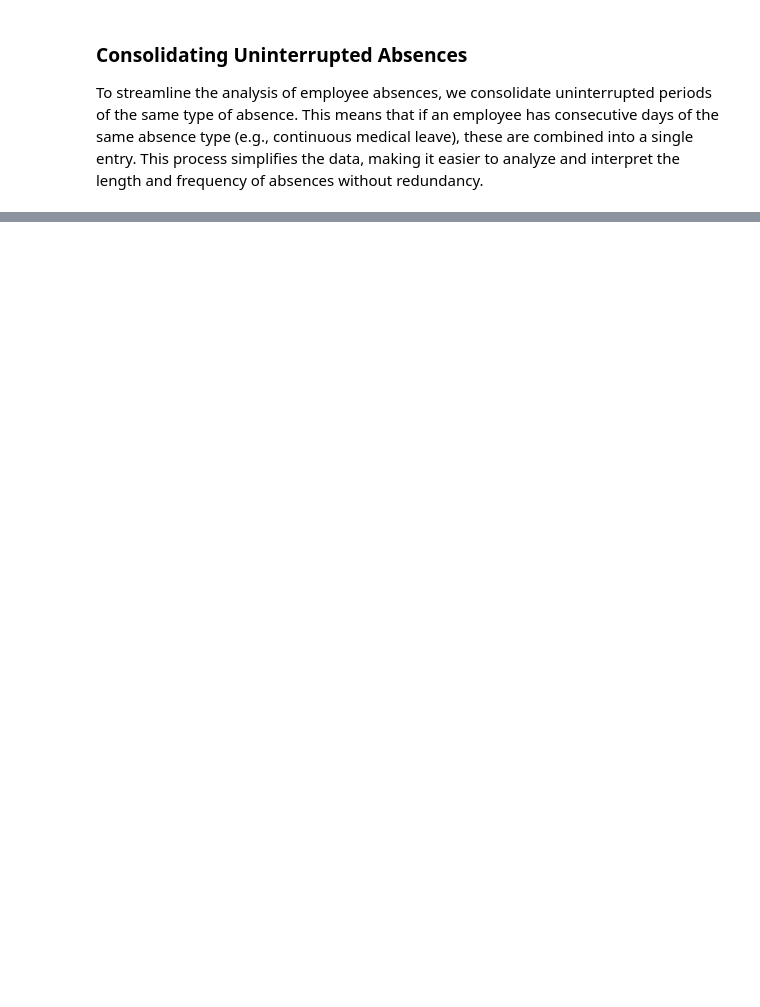
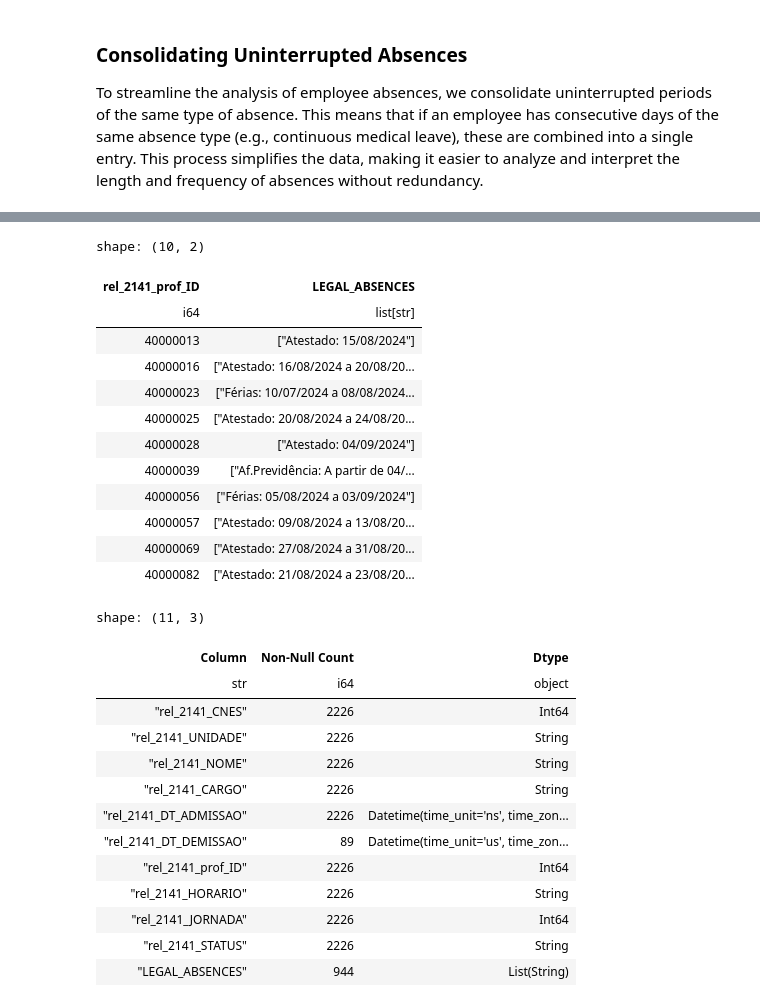
Before and after one commit to smauguixo/contract-management, a Jupyter notebook: absence_report_data_processing.ipynb, the cells around one changed output, grey strips where cells are left out. Cells and saved outputs as stored; diff of their text form; code cells hidden in the pictures; blank space fills up the shorter version.

```diff
--- a/absence_report_data_processing.ipynb
+++ b/absence_report_data_processing.ipynb
@@ -421,0 +439,80 @@ memory usage: 215.2+ KB
+# %%
+# Prepare absence data for text generation by formatting dates into a 'DD/MM/YYYY' string format.
+absences_with_formatted_text = absence_report.with_columns(
+    start_date_str = pl.col('rel_2141_LICINICIO').dt.strftime('%d/%m/%Y'),
+    end_date_str = pl.col('rel_2141_LICFIM').dt.strftime('%d/%m/%Y'),
+).with_columns(
+    # Build the descriptive text for each absence record using a when/then/otherwise expression.
+    absence_text = pl.concat_str([
+        pl.col('rel_2141_AUSENCIA'),
+        pl.lit(': '),
+        pl.when(pl.col('rel_2141_LICFIM').is_null())
+        .then(pl.concat_str([pl.lit('A partir de '), pl.col('start_date_str')]))
+        .when(pl.col('start_date_str') == pl.col('end_date_str'))
+        .then(pl.col('start_date_str'))
+        .otherwise(pl.concat_str([pl.col('start_date_str'), pl.lit(' a '), pl.col('end_date_str')]))
+    ])
+)
+
+# Group by professional ID and aggregate all absence texts directly into a final, pipe-separated string.
+legal_absences_agg = absences_with_formatted_text.group_by('rel_2141_prof_ID').agg(
+    pl.col('absence_text').implode().list.join(' | ').alias('LEGAL_ABSENCES')
+)
+
+# Join the aggregated legal absences back to the main professional report and sort the final result.
+professional_report_final = professional_report.join(
+    legal_absences_agg,
+    on='rel_2141_prof_ID',
+    how='left'
+).sort('rel_2141_prof_ID')
+
+# Save the final report to a Parquet file
+professional_report_final.write_parquet(PROFESSIONALS_CONSOLIDATED_PATH)
+
+# Display a sample of the generated LEGAL_ABSENCES column
+display(
+    professional_report_final
+    .filter(pl.col('LEGAL_ABSENCES').is_not_null())
+    .select(['rel_2141_prof_ID', 'LEGAL_ABSENCES'])
+    .head(10)
+)
+
+# Create a clean, "info-like" summary of the final DataFrame
+info_df = pl.DataFrame({
+    "Column": professional_report_final.columns,
+    "Non-Null Count": professional_report_final.select(pl.all().is_not_null().sum()).row(0),
+    "Dtype": professional_report_final.dtypes
+})
+
+# Use Polars Config to temporarily set the display rows to unlimited (-1)
+# ensuring the entire info_df is printed without truncation.
+with pl.Config(tbl_rows=-1):
+    display(info_df)
+# %% [output]
+shape: (10, 2)
+| rel_2141_prof_ID | LEGAL_ABSENCES |
+| i64 | list[str] |
+| 40000013 | ["Atestado: 15/08/2024"] |
+| 40000016 | ["Atestado: 16/08/2024 a 20/08/20... |
+| 40000023 | ["Férias: 10/07/2024 a 08/08/2024... |
+| 40000025 | ["Atestado: 20/08/2024 a 24/08/20... |
+| 40000028 | ["Atestado: 04/09/2024"] |
+| 40000039 | ["Af.Previdência: A partir de 04/... |
+| 40000056 | ["Férias: 05/08/2024 a 03/09/2024"] |
+| 40000057 | ["Atestado: 09/08/2024 a 13/08/20... |
+| 40000069 | ["Atestado: 27/08/2024 a 31/08/20... |
+| 40000082 | ["Atestado: 21/08/2024 a 23/08/20... |
+shape: (11, 3)
+| Column | Non-Null Count | Dtype |
+| str | i64 | object |
+| "rel_2141_CNES" | 2226 | Int64 |
+| "rel_2141_UNIDADE" | 2226 | String |
+| "rel_2141_NOME" | 2226 | String |
+| "rel_2141_CARGO" | 2226 | String |
+| "rel_2141_DT_ADMISSAO" | 2226 | Datetime(time_unit='ns', time_zon... |
+| "rel_2141_DT_DEMISSAO" | 89 | Datetime(time_unit='us', time_zon... |
+| "rel_2141_prof_ID" | 2226 | Int64 |
+| "rel_2141_HORARIO" | 2226 | String |
+| "rel_2141_JORNADA" | 2226 | Int64 |
+| "rel_2141_STATUS" | 2226 | String |
+| "LEGAL_ABSENCES" | 944 | List(String) |
```
Also changed, not shown: parts of 20 cells of this notebook, 17 other files.
